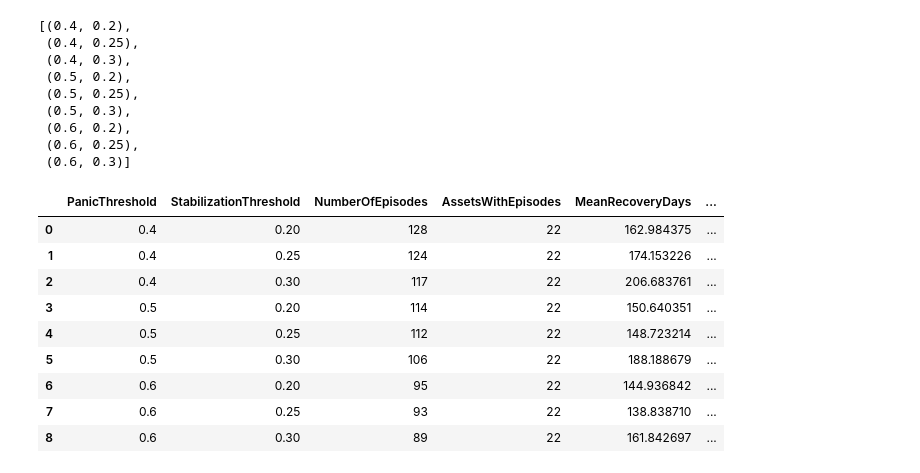
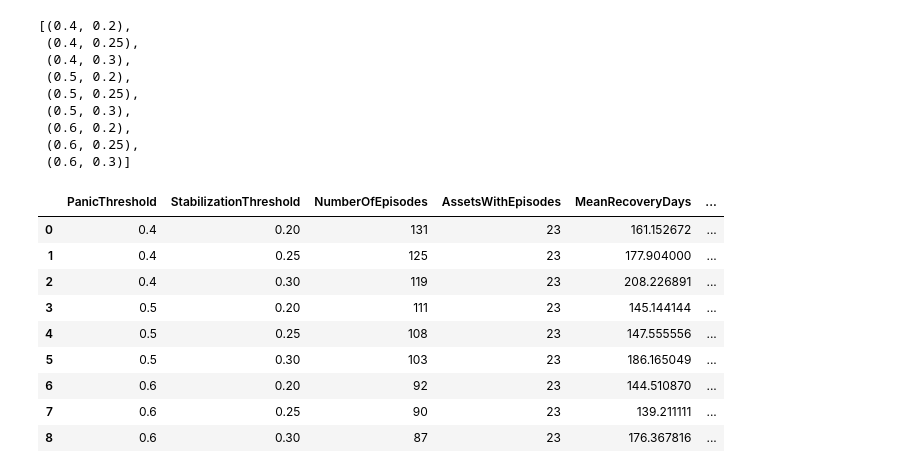
Before and after one commit to fleurclochette/Scientific-Project-SS26-Group-8, a Jupyter notebook: notebooks/03h_panic_threshold_sensitivity.ipynb, the cells around one changed output. Cells and saved outputs as stored; diff of their text form; code cells hidden in the pictures.

Commit message:
updated with new data

```diff
--- a/notebooks/03h_panic_threshold_sensitivity.ipynb
+++ b/notebooks/03h_panic_threshold_sensitivity.ipynb
@@ -83,21 +104,17 @@ Imports complete.
 # %%
+# Load finalized 03g outputs
+
 multi_regimes = pd.read_csv(
-    "data/processed/final_regimes_multi_asset_2000_2026.csv",
+    "data/processed/volatility_regimes_23_assets_2000_2026.csv",
     parse_dates=["StartDate", "EndDate"]
 )
 
-multi_volatility = pd.read_csv(
-    "data/processed/conditional_volatility_multi_asset_2000_2026.csv",
-    parse_dates=["Date"]
-)
-
 baseline_episodes = pd.read_csv(
-    "data/processed/final_panic_episodes_multi_asset_2000_2026.csv",
-    parse_dates=["PanicStart", "StableDate"]
+    "data/processed/panic_stabilization_episodes_23_assets_2000_2026.csv",
+    parse_dates=["PanicStart", "StabilizationDate"]
 )
 
 print("Regime rows:", len(multi_regimes))
-print("Volatility rows:", len(multi_volatility))
 print("Baseline episodes:", len(baseline_episodes))
 print("Assets:", multi_regimes["Asset"].nunique())
 # %% [output]
@@ -257,7 +236,8 @@ threshold_combinations
  (0.6, 0.25),
  (0.6, 0.3)]
 # %%
-# Run all 9 across all 22 assets
+# Run all 9 threshold specifications across all 23 assets
+
 sensitivity_summaries = []
 sensitivity_episodes = []
 
@@ -276,24 +256,13 @@ for panic_threshold, stabilization_threshold in threshold_combinations:
             .reset_index(drop=True)
         )
 
-        asset_volatility_dates = (
-            multi_volatility.loc[
-                multi_volatility["Asset"] == asset,
-                "Date"
-            ]
-            .sort_values()
-        )
-
         episodes = identify_panic_episodes(
-            regime_df=asset_regimes,
-            volatility_dates=asset_volatility_dates,
+            regimes=asset_regimes,
             panic_threshold=panic_threshold,
             stabilization_threshold=stabilization_threshold
         )
 
         if not episodes.empty:
-
-            episodes.insert(0, "Asset", asset)
 
             episodes["PanicThreshold"] = panic_threshold
             episodes["StabilizationThreshold"] = stabilization_threshold
@@ -318,40 +287,41 @@ for panic_threshold, stabilization_threshold in threshold_combinations:
             "MedianRecoveryDays": specification_df["RecoveryDays"].median(),
             "MinRecoveryDays": specification_df["RecoveryDays"].min(),
             "MaxRecoveryDays": specification_df["RecoveryDays"].max()
         })
 
     else:
 
         sensitivity_summaries.append({
             "PanicThreshold": panic_threshold,
             "StabilizationThreshold": stabilization_threshold,
             "NumberOfEpisodes": 0,
             "AssetsWithEpisodes": 0,
             "MeanRecoveryDays": np.nan,
             "MedianRecoveryDays": np.nan,
             "MinRecoveryDays": np.nan,
             "MaxRecoveryDays": np.nan
         })
 
+
 multi_sensitivity_summary = pd.DataFrame(
     sensitivity_summaries
 )
 
 multi_sensitivity_episodes = pd.concat(
     sensitivity_episodes,
     ignore_index=True
 )
 
 display(multi_sensitivity_summary)
 # %% [output]
 |  | PanicThreshold | StabilizationThreshold | NumberOfEpisodes | AssetsWithEpisodes | MeanRecoveryDays | ... |
-| 0 | 0.4 | 0.20 | 128 | 22 | 162.984375 | ... |
-| 1 | 0.4 | 0.25 | 124 | 22 | 174.153226 | ... |
-| 2 | 0.4 | 0.30 | 117 | 22 | 206.683761 | ... |
-| 3 | 0.5 | 0.20 | 114 | 22 | 150.640351 | ... |
-| 4 | 0.5 | 0.25 | 112 | 22 | 148.723214 | ... |
-| 5 | 0.5 | 0.30 | 106 | 22 | 188.188679 | ... |
-| 6 | 0.6 | 0.20 | 95 | 22 | 144.936842 | ... |
-| 7 | 0.6 | 0.25 | 93 | 22 | 138.838710 | ... |
-| 8 | 0.6 | 0.30 | 89 | 22 | 161.842697 | ... |
+| 0 | 0.4 | 0.20 | 131 | 23 | 161.152672 | ... |
+| 1 | 0.4 | 0.25 | 125 | 23 | 177.904000 | ... |
+| 2 | 0.4 | 0.30 | 119 | 23 | 208.226891 | ... |
+| 3 | 0.5 | 0.20 | 111 | 23 | 145.144144 | ... |
+| 4 | 0.5 | 0.25 | 108 | 23 | 147.555556 | ... |
+| 5 | 0.5 | 0.30 | 103 | 23 | 186.165049 | ... |
+| 6 | 0.6 | 0.20 | 92 | 23 | 144.510870 | ... |
+| 7 | 0.6 | 0.25 | 90 | 23 | 139.211111 | ... |
+| 8 | 0.6 | 0.30 | 87 | 23 | 176.367816 | ... |
 # %%
```
Also changed, not shown: parts of 16 cells of this notebook.
